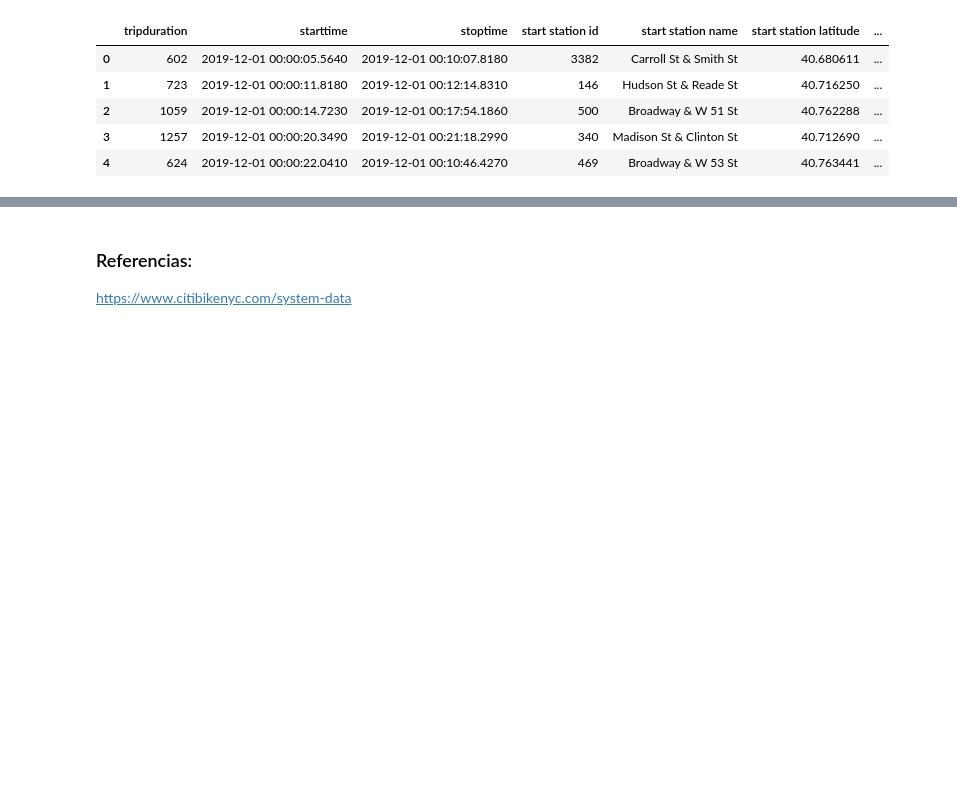
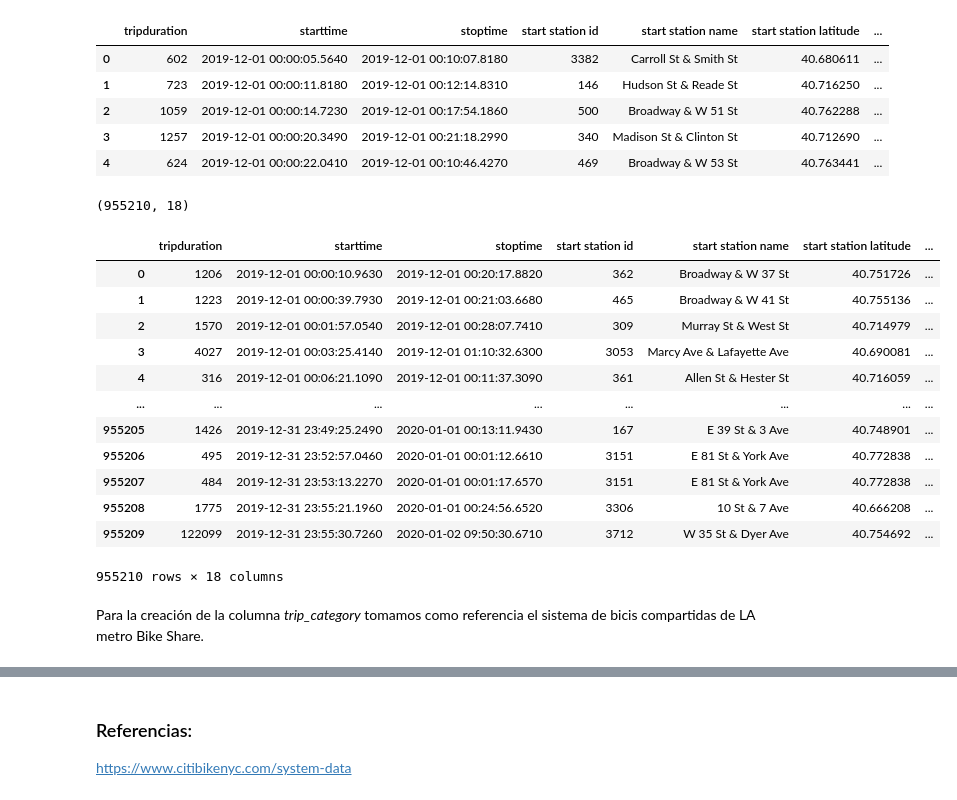
Before and after one commit to jreyesgar93/practica-final-opt-2021, a Jupyter notebook: notebooks/Data_prepare.ipynb, the cells around one changed output, grey strips where cells are left out. Drawn from its saved outputs; the diff is of its cells as text; code cells hidden in the pictures; blank space fills up the shorter version.

```diff
--- a/notebooks/Data_prepare.ipynb
+++ b/notebooks/Data_prepare.ipynb
@@ -145,6 +158,30 @@ data.head()
 | 2 | 1059 | 2019-12-01 00:00:14.7230 | 2019-12-01 00:17:54.1860 | 500 | Broadway & W 51 St | 40.762288 | ... |
 | 3 | 1257 | 2019-12-01 00:00:20.3490 | 2019-12-01 00:21:18.2990 | 340 | Madison St & Clinton St | 40.712690 | ... |
 | 4 | 624 | 2019-12-01 00:00:22.0410 | 2019-12-01 00:10:46.4270 | 469 | Broadway & W 53 St | 40.763441 | ... |
+# %%
+#Juntamos los dos dataframes
+data = subset_s.append(subset_o, ignore_index=True)
+data.shape
+# %% [output]
+(955210, 18)
+# %%
+data
+# %% [output]
+|  | tripduration | starttime | stoptime | start station id | start station name | start station latitude | ... |
+| 0 | 1206 | 2019-12-01 00:00:10.9630 | 2019-12-01 00:20:17.8820 | 362 | Broadway & W 37 St | 40.751726 | ... |
+| 1 | 1223 | 2019-12-01 00:00:39.7930 | 2019-12-01 00:21:03.6680 | 465 | Broadway & W 41 St | 40.755136 | ... |
+| 2 | 1570 | 2019-12-01 00:01:57.0540 | 2019-12-01 00:28:07.7410 | 309 | Murray St & West St | 40.714979 | ... |
+| 3 | 4027 | 2019-12-01 00:03:25.4140 | 2019-12-01 01:10:32.6300 | 3053 | Marcy Ave & Lafayette Ave | 40.690081 | ... |
+| 4 | 316 | 2019-12-01 00:06:21.1090 | 2019-12-01 00:11:37.3090 | 361 | Allen St & Hester St | 40.716059 | ... |
+| ... | ... | ... | ... | ... | ... | ... | ... |
+| 955205 | 1426 | 2019-12-31 23:49:25.2490 | 2020-01-01 00:13:11.9430 | 167 | E 39 St & 3 Ave | 40.748901 | ... |
+| 955206 | 495 | 2019-12-31 23:52:57.0460 | 2020-01-01 00:01:12.6610 | 3151 | E 81 St & York Ave | 40.772838 | ... |
+| 955207 | 484 | 2019-12-31 23:53:13.2270 | 2020-01-01 00:01:17.6570 | 3151 | E 81 St & York Ave | 40.772838 | ... |
+| 955208 | 1775 | 2019-12-31 23:55:21.1960 | 2020-01-01 00:24:56.6520 | 3306 | 10 St & 7 Ave | 40.666208 | ... |
+| 955209 | 122099 | 2019-12-31 23:55:30.7260 | 2020-01-02 09:50:30.6710 | 3712 | W 35 St & Dyer Ave | 40.754692 | ... |
+955210 rows × 18 columns
+# %% [markdown]
+Para la creación de la columna *trip_category* tomamos como referencia el sistema de bicis compartidas de LA metro Bike Share.
 # %%
 #Convertimos la duración a minutos
 data['duration'] = round(data['tripduration']/60)
```
Also changed, not shown: parts of 11 cells of this notebook, 1 other file.
